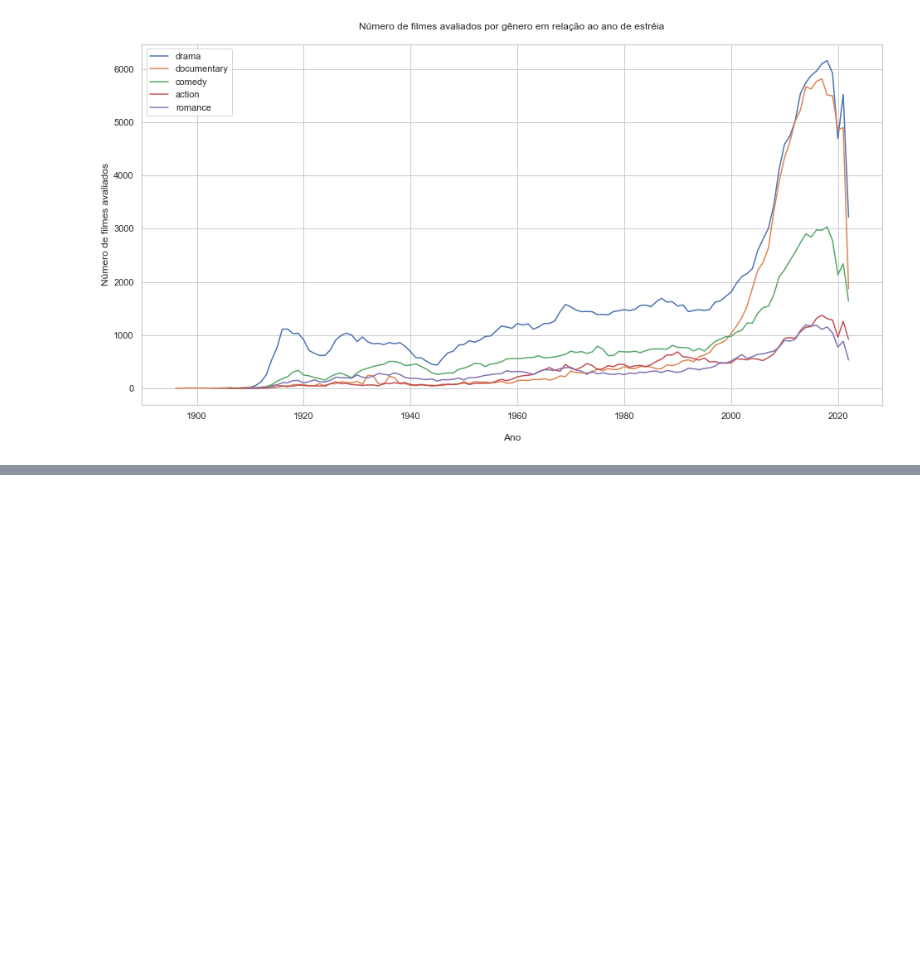
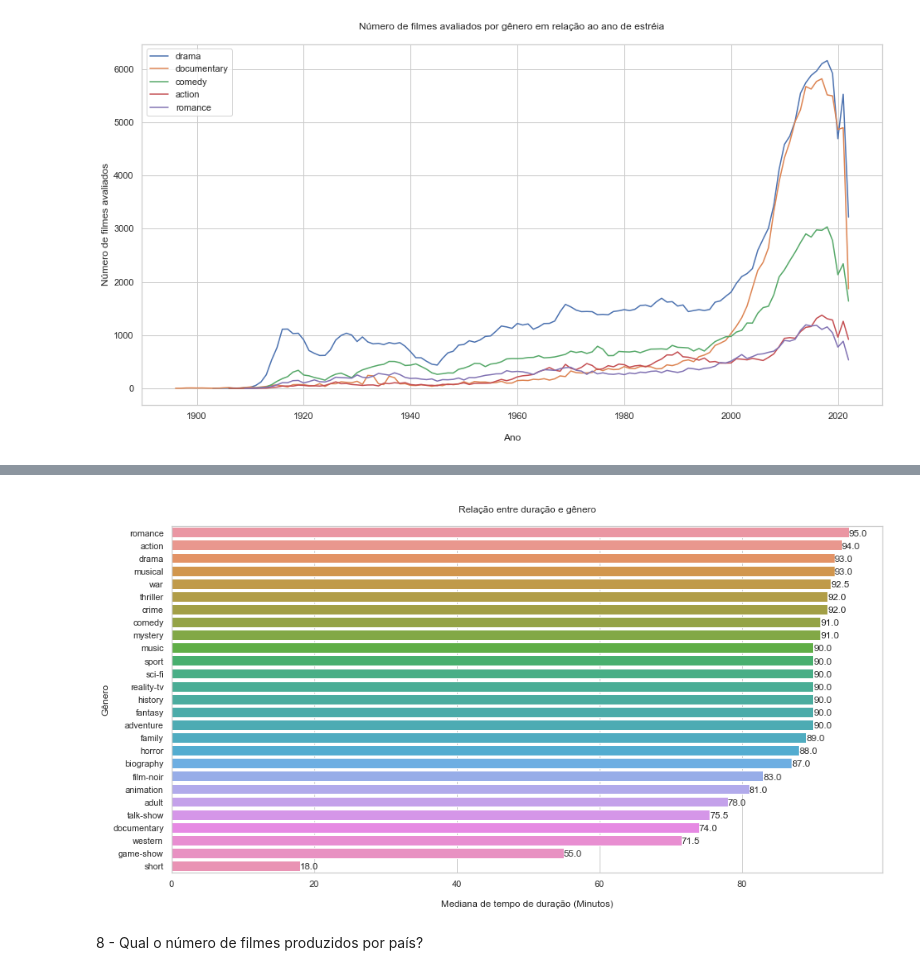
Before and after one commit to jrsilva051/MiniProjeto1-IMDB, a Jupyter notebook: miniProjeto1.ipynb, the cells around one changed output, grey strips where cells are left out. Cells and saved outputs as stored; diff of their text form; code cells hidden in the pictures; blank space fills up the shorter version.

```diff
--- a/miniProjeto1.ipynb
+++ b/miniProjeto1.ipynb
@@ -436,0 +599,13 @@ plt.show()
+# %%
+query7 = '''
+        SELECT
+            AVG(runtime_minutes) runtime, genres
+        FROM
+            titles
+        WHERE
+            type = 'movie' AND runtime_minutes != 'NaN'
+        GROUP BY
+            genres
+        '''
+result7 = pd.read_sql_query(query7, connection)
+display(result7)
@@ -436,0 +626,17 @@ plt.show()
+# %%
+unique_genres7 = list_unique_genres(result7)
+# %%
+genre_runtime = []
+for genre in unique_genres7:
+    query = "SELECT runtime_minutes runtime FROM titles WHERE genres LIKE '%" + genre + "%' AND type = 'movie' AND runtime != 'NaN'"
+    result = pd.read_sql_query(query, connection)
+    genre_runtime.append(np.median(result['runtime']))
+# %%
+df_genres_runtime = pd.DataFrame()
+df_genres_runtime['genre'] = unique_genres7
+df_genres_runtime['runtime'] = genre_runtime
+
+if df_genres_runtime.index.__contains__(18):
+    df_genres_runtime = df_genres_runtime.drop(index=18)
+
+df_genres_runtime = df_genres_runtime.sort_values(by='runtime', ascending=False)
@@ -436,0 +663,16 @@ plt.show()
+# %%
+#Gráfico
+plt.figure(figsize=(16,8))
+sns.barplot(y=df_genres_runtime.genre, x=df_genres_runtime.runtime, orient='h')
+
+for i in range(len(df_genres_runtime.index)):
+    plt.text(df_genres_runtime.runtime[df_genres_runtime.index[i]], i+0.25, round(df_genres_runtime['runtime'][df_genres_runtime.index[i]], 2))
+
+plt.ylabel('Gênero')
+plt.xlabel('\nMediana de tempo de duração (Minutos)')
+plt.title('\nRelação entre duração e gênero\n')
+plt.show()
+# %% [output]
+[figure, added]
+# %% [markdown]
+8 - Qual o número de filmes produzidos por país?
```
Also changed, not shown: parts of 23 cells of this notebook.
